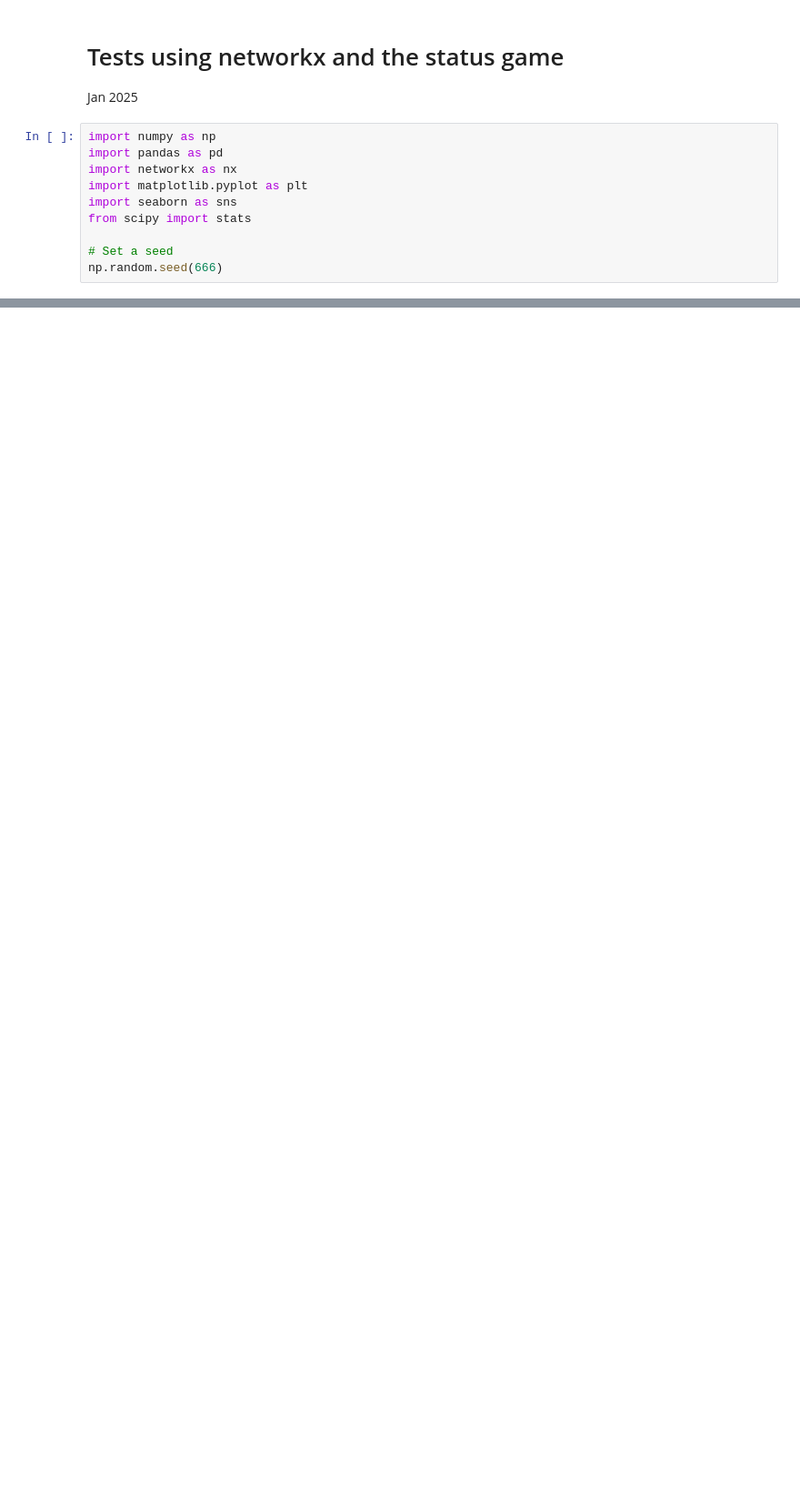
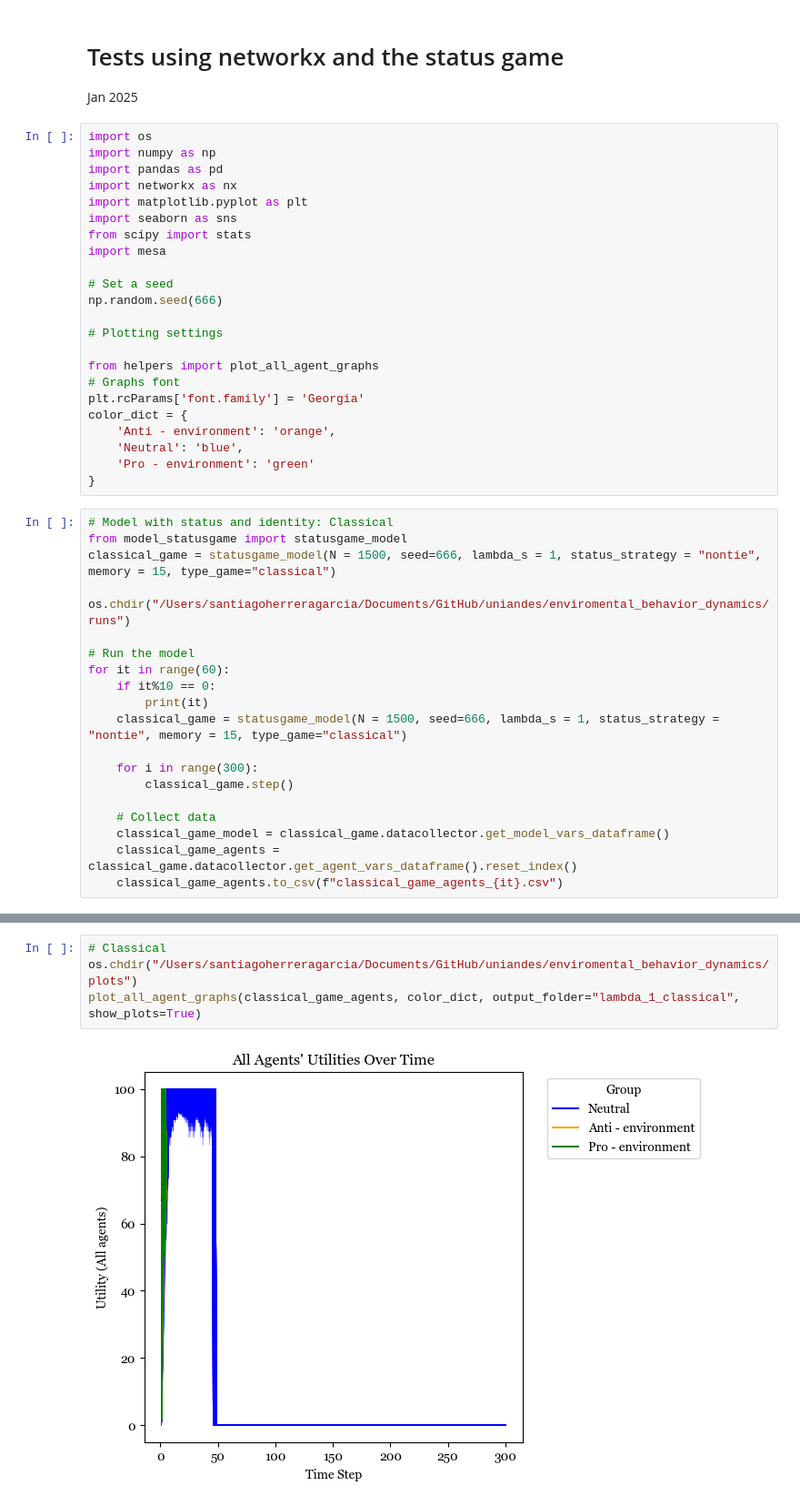
Before and after one commit to s-herrerag/enviromental_behavior_dynamics, a Jupyter notebook: tests_networkx.ipynb, the cells around one changed output, grey strips where cells are left out. Shown at 91% size. Cells and saved outputs as stored; diff of their text form; blank space fills up the shorter version.

Commit message:
Functions in helpers to assist in the creation of plots

```diff
--- a/tests_networkx.ipynb
+++ b/tests_networkx.ipynb
@@ -3,12 +3,45 @@
 
 Jan 2025
 # %%
+import os
 import numpy as np
 import pandas as pd
 import networkx as nx
 import matplotlib.pyplot as plt
 import seaborn as sns
 from scipy import stats
+import mesa
 
 # Set a seed
 np.random.seed(666)
+
+# Plotting settings
+
+from helpers import plot_all_agent_graphs
+# Graphs font
+plt.rcParams['font.family'] = 'Georgia'
+color_dict = {
+    'Anti - environment': 'orange',
+    'Neutral': 'blue',
+    'Pro - environment': 'green'
+}
+# %%
+# Model with status and identity: Classical
+from model_statusgame import statusgame_model
+classical_game = statusgame_model(N = 1500, seed=666, lambda_s = 1, status_strategy = "nontie", memory = 15, type_game="classical")
+
+os.chdir("/Users/santiagoherreragarcia/Documents/GitHub/uniandes/enviromental_behavior_dynamics/runs")
+
+# Run the model
+for it in range(60):
+    if it%10 == 0:
+        print(it)
+    classical_game = statusgame_model(N = 1500, seed=666, lambda_s = 1, status_strategy = "nontie", memory = 15, type_game="classical")
+
+    for i in range(300):
+        classical_game.step()
+
+    # Collect data
+    classical_game_model = classical_game.datacollector.get_model_vars_dataframe()
+    classical_game_agents = classical_game.datacollector.get_agent_vars_dataframe().reset_index()
+    classical_game_agents.to_csv(f"classical_game_agents_{it}.csv")
@@ -14,0 +84,6 @@ np.random.seed(666)
+# %%
+# Classical
+os.chdir("/Users/santiagoherreragarcia/Documents/GitHub/uniandes/enviromental_behavior_dynamics/plots")
+plot_all_agent_graphs(classical_game_agents, color_dict, output_folder="lambda_1_classical", show_plots=True)
+# %% [output]
+[figure, added]
```
Also changed, not shown: parts of 17 cells of this notebook, 4 other files.
